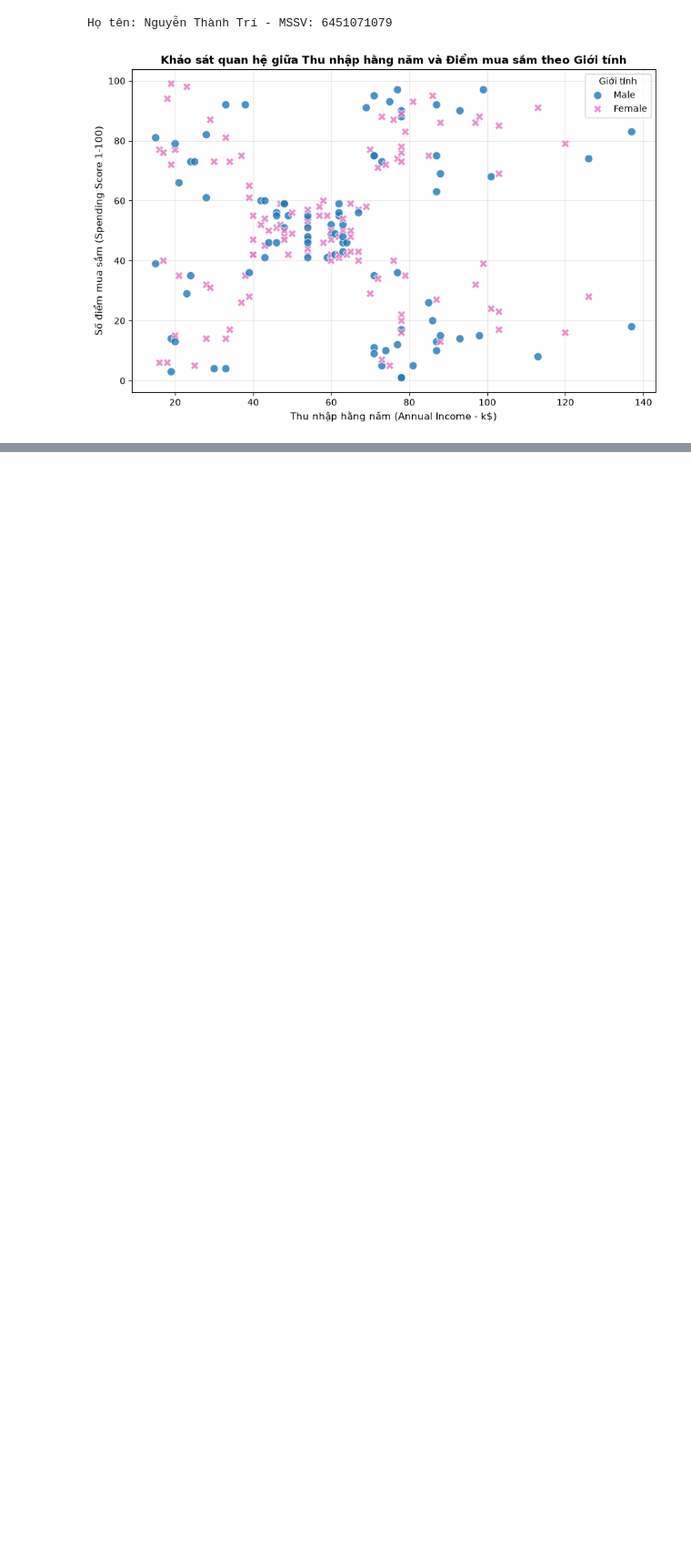
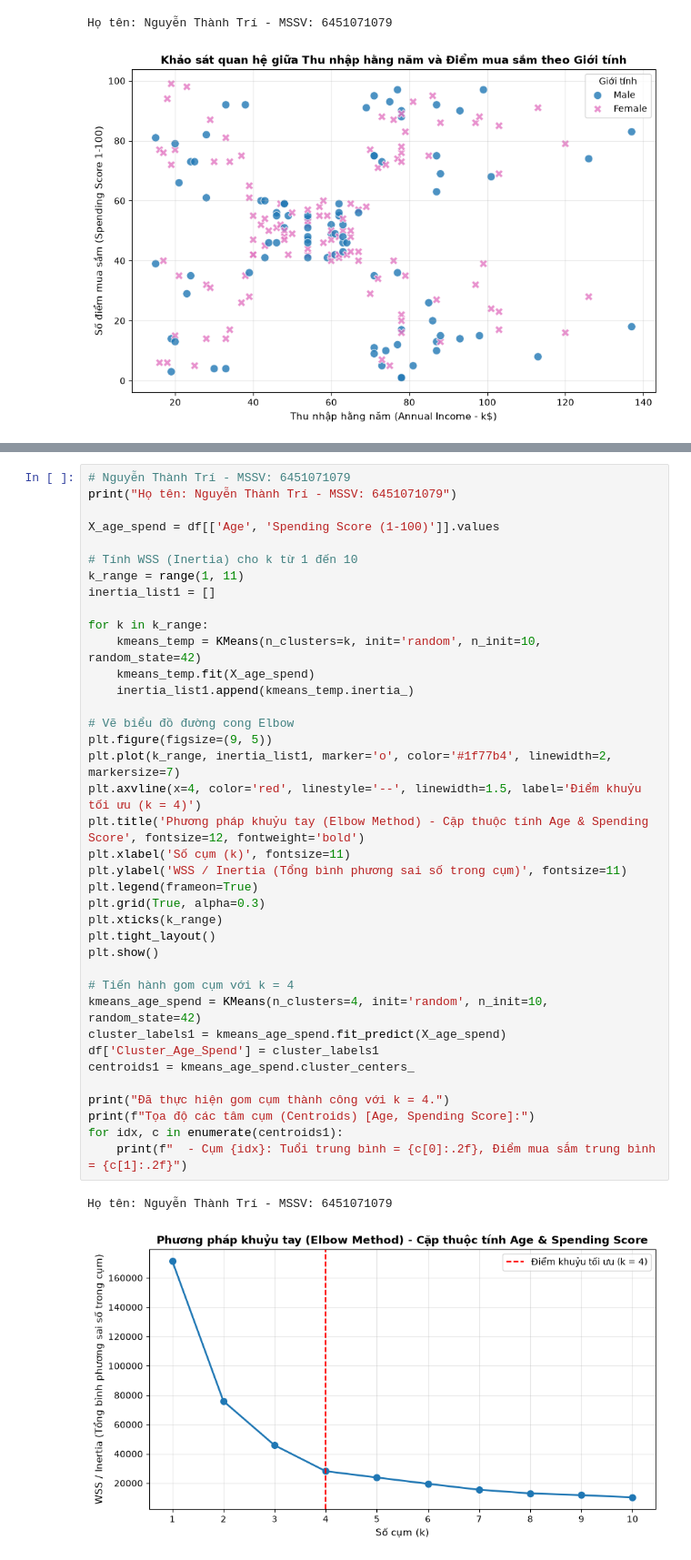
Before and after one commit to TriNguyenThanh/6451071079_Lab23, a Jupyter notebook: model/6451071079_LAB3_Bai5.ipynb, the cells around one changed output, grey strips where cells are left out. Shown at 91% size. Drawn from its saved outputs; the diff is of its cells as text; blank space fills up the shorter version.

Commit message:
feature<bai5_cau6>: phuong phap elbow va gom cum k-means theo tuoi va diem mua sam

```diff
--- a/model/6451071079_LAB3_Bai5.ipynb
+++ b/model/6451071079_LAB3_Bai5.ipynb
@@ -216,0 +224,41 @@ Họ tên: Nguyễn Thành Trí - MSSV: 6451071079
+# %%
+# Nguyễn Thành Trí - MSSV: 6451071079
+print("Họ tên: Nguyễn Thành Trí - MSSV: 6451071079")
+
+X_age_spend = df[['Age', 'Spending Score (1-100)']].values
+
+# Tính WSS (Inertia) cho k từ 1 đến 10
+k_range = range(1, 11)
+inertia_list1 = []
+
+for k in k_range:
+    kmeans_temp = KMeans(n_clusters=k, init='random', n_init=10, random_state=42)
+    kmeans_temp.fit(X_age_spend)
+    inertia_list1.append(kmeans_temp.inertia_)
+
+# Vẽ biểu đồ đường cong Elbow
+plt.figure(figsize=(9, 5))
+plt.plot(k_range, inertia_list1, marker='o', color='#1f77b4', linewidth=2, markersize=7)
+plt.axvline(x=4, color='red', linestyle='--', linewidth=1.5, label='Điểm khuỷu tối ưu (k = 4)')
+plt.title('Phương pháp khuỷu tay (Elbow Method) - Cặp thuộc tính Age & Spending Score', fontsize=12, fontweight='bold')
+plt.xlabel('Số cụm (k)', fontsize=11)
+plt.ylabel('WSS / Inertia (Tổng bình phương sai số trong cụm)', fontsize=11)
+plt.legend(frameon=True)
+plt.grid(True, alpha=0.3)
+plt.xticks(k_range)
+plt.tight_layout()
+plt.show()
+
+# Tiến hành gom cụm với k = 4
+kmeans_age_spend = KMeans(n_clusters=4, init='random', n_init=10, random_state=42)
+cluster_labels1 = kmeans_age_spend.fit_predict(X_age_spend)
+df['Cluster_Age_Spend'] = cluster_labels1
+centroids1 = kmeans_age_spend.cluster_centers_
+
+print("Đã thực hiện gom cụm thành công với k = 4.")
+print(f"Tọa độ các tâm cụm (Centroids) [Age, Spending Score]:")
+for idx, c in enumerate(centroids1):
+    print(f"  - Cụm {idx}: Tuổi trung bình = {c[0]:.2f}, Điểm mua sắm trung bình = {c[1]:.2f}")
+# %% [output]
+Họ tên: Nguyễn Thành Trí - MSSV: 6451071079
+[figure, added]
```
Also changed, not shown: parts of 2 cells of this notebook.
